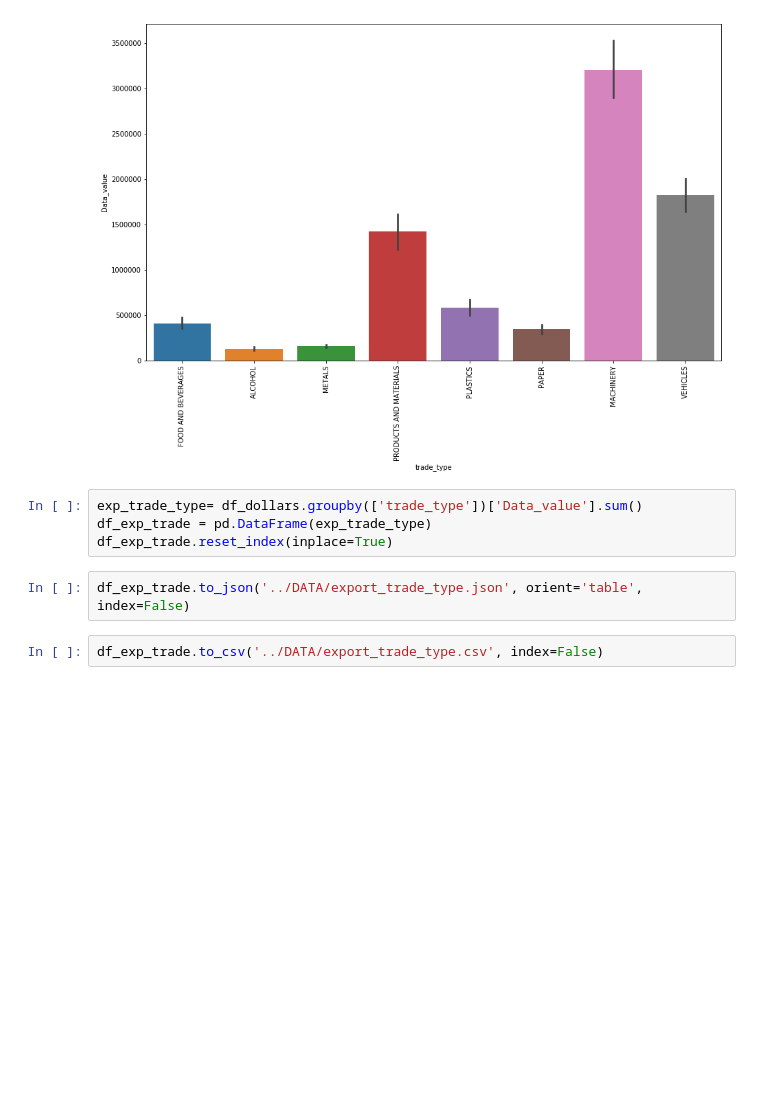
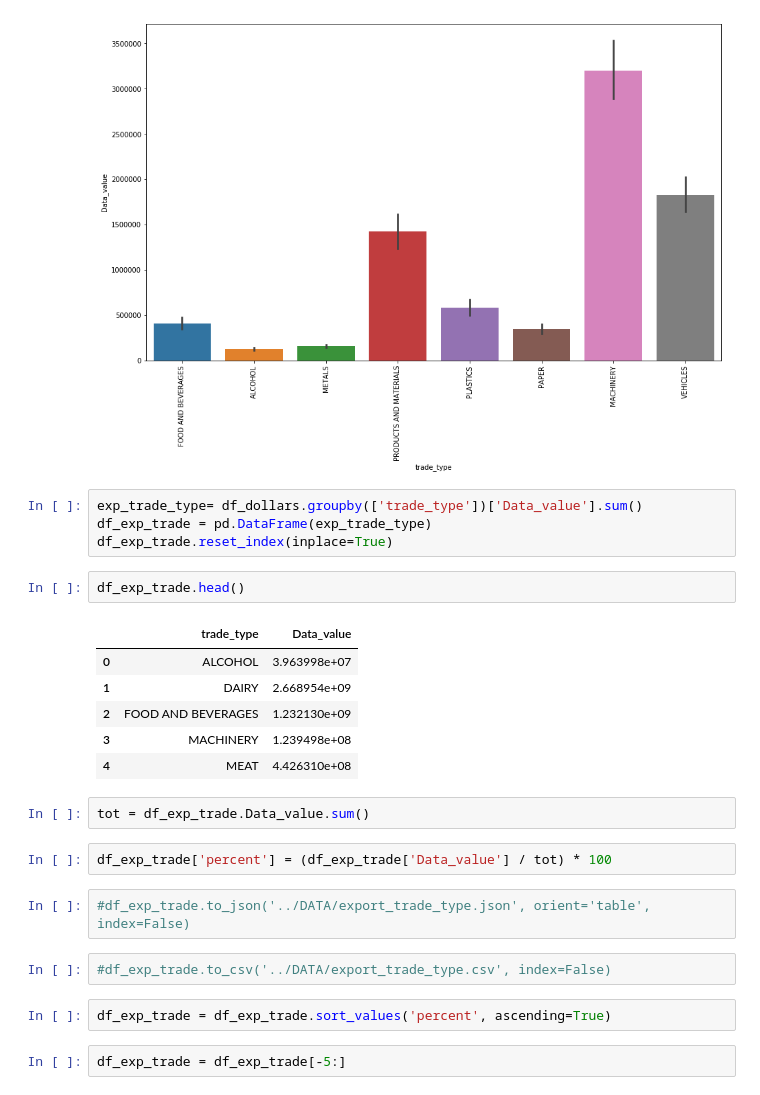
Before and after one commit to shushiej/nz_govt_open_data, a Jupyter notebook: notebooks/overseas_trade_index.ipynb, the cells around one changed output. Saved outputs shown, nothing was run; the diff lists cells and outputs as text; blank space fills up the shorter version.

```diff
--- a/notebooks/overseas_trade_index.ipynb
+++ b/notebooks/overseas_trade_index.ipynb
@@ -187,7 +187,24 @@ plt.show()
 exp_trade_type= df_dollars.groupby(['trade_type'])['Data_value'].sum()
 df_exp_trade = pd.DataFrame(exp_trade_type)
 df_exp_trade.reset_index(inplace=True)
+# %%
+df_exp_trade.head()
+# %% [output]
+|  | trade_type | Data_value |
+| 0 | ALCOHOL | 3.963998e+07 |
+| 1 | DAIRY | 2.668954e+09 |
+| 2 | FOOD AND BEVERAGES | 1.232130e+09 |
+| 3 | MACHINERY | 1.239498e+08 |
+| 4 | MEAT | 4.426310e+08 |
+# %%
+tot = df_exp_trade.Data_value.sum()
+# %%
+df_exp_trade['percent'] = (df_exp_trade['Data_value'] / tot) * 100
 # %%
-df_exp_trade.to_json('../DATA/export_trade_type.json', orient='table', index=False)
+#df_exp_trade.to_json('../DATA/export_trade_type.json', orient='table', index=False)
 # %%
-df_exp_trade.to_csv('../DATA/export_trade_type.csv', index=False)
+#df_exp_trade.to_csv('../DATA/export_trade_type.csv', index=False)
+# %%
+df_exp_trade = df_exp_trade.sort_values('percent', ascending=True)
+# %%
+df_exp_trade = df_exp_trade[-5:]
```
Also changed, not shown: parts of 5 cells of this notebook, 6 other files.
